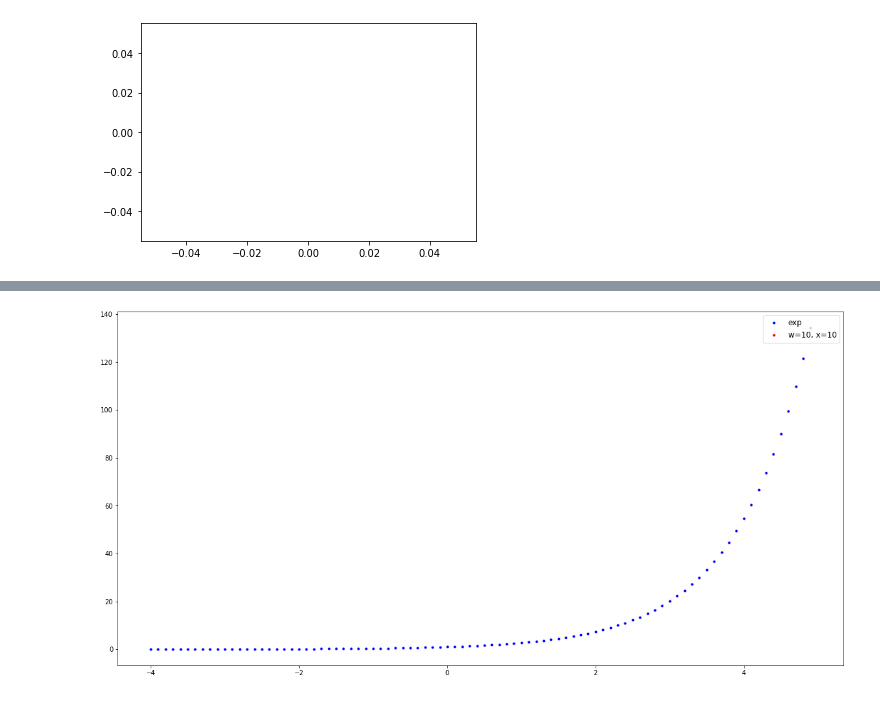
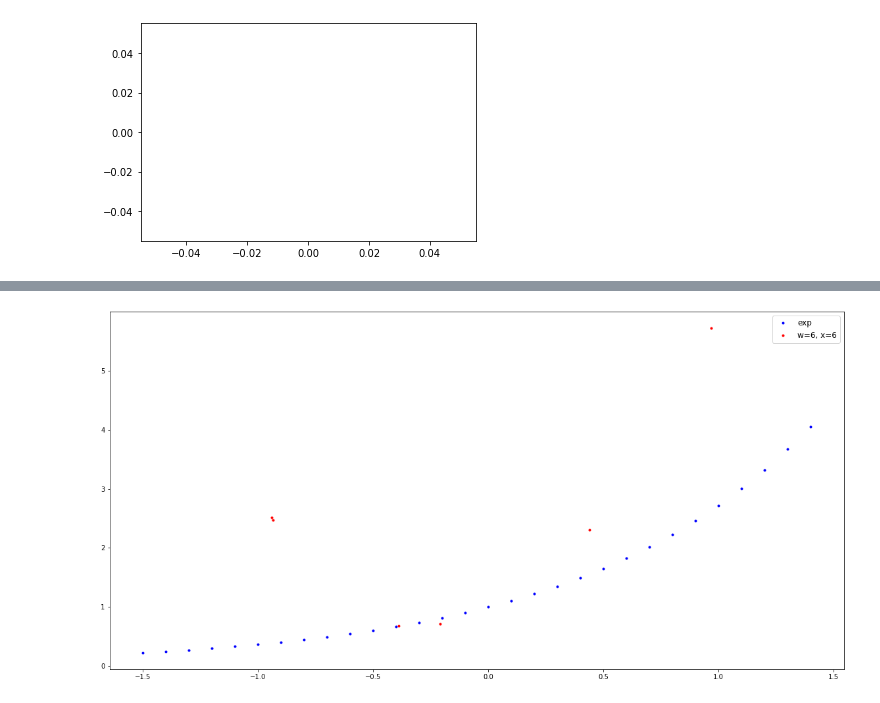
Before and after one commit to KyungRyeolBaek/study, a Jupyter notebook: AI study/ODE/ErrorCorr.ipynb, the cells around one changed output, grey strips where cells are left out. Saved outputs shown, nothing was run; the diff lists cells and outputs as text; code cells hidden in the pictures.

```diff
--- a/AI study/ODE/ErrorCorr.ipynb
+++ b/AI study/ODE/ErrorCorr.ipynb
@@ -214,13 +218,13 @@ w1:  [array([nan], dtype=float32)] w2:  [array([nan], dtype=float32)] w3:  [arra
 # %%
-x = np.array([i for i in range(-40, 50, 1)])
+x = np.array([i for i in range(-15, 15, 1)])
 plt.figure(figsize = (20, 10))
 plt.plot(0.1*x, np.exp(0.1*x), '.b', label = 'exp')
-plt.plot(w10x10[0],w10x10[1], '.r', label = 'w=10, x=10')
+plt.plot(w6x6[0],w6x6[1], '.r', label = 'w=6, x=6')
 # plt.plot(w6x100[0],w6x100[1], '.r', label = 'w=6, x=100')
 # plt.plot(w6x1000[0],w6x1000[1], '.g', label = 'w=6, x=1000')
 # plt.plot(w6x10000[0],w6x10000[1], '.c', label = 'w=6, x=10000')
 plt.legend(loc = 'upper right', fontsize = 'large')
 
 plt.show()
 # %% [output]
-[figure, old version]
+[figure, new version]
```
Also changed, not shown: parts of 4 cells of this notebook.
